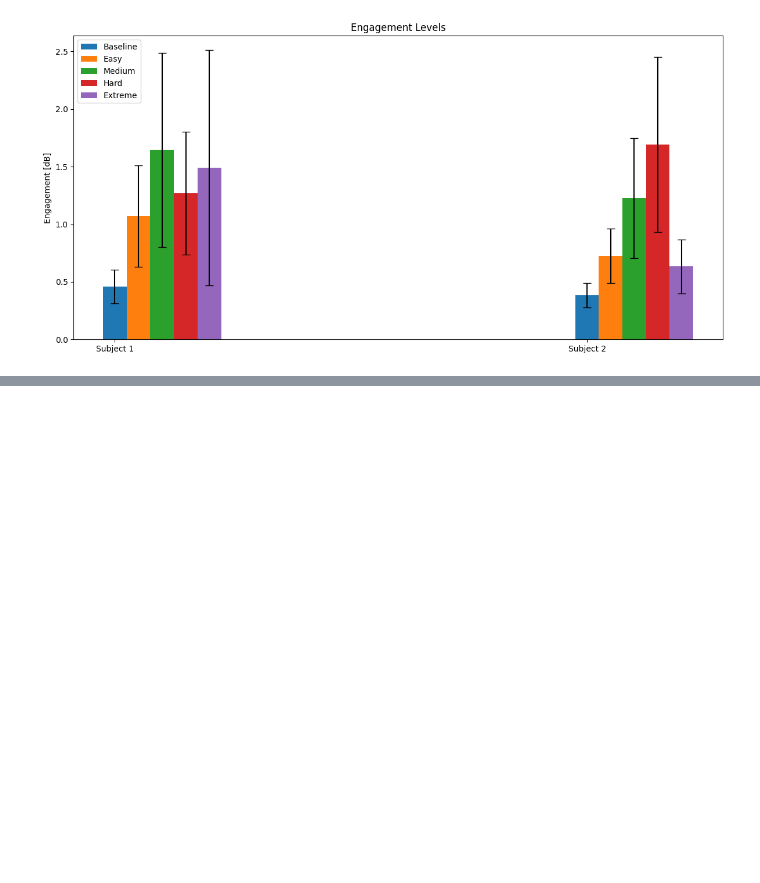
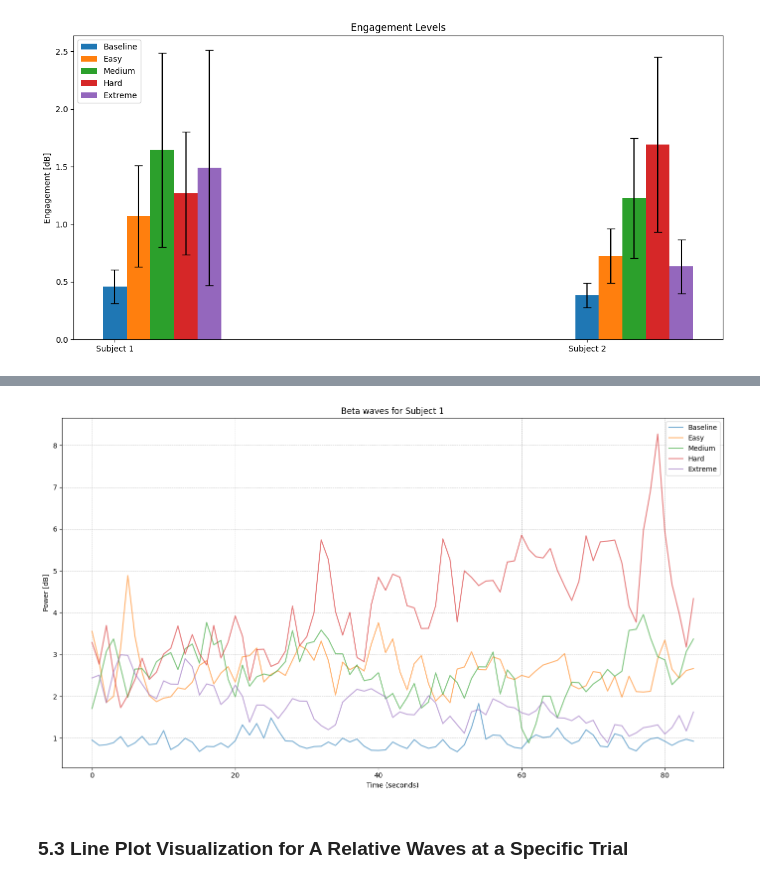
Before and after one commit to aaronjuma/EEGMario, a Jupyter notebook: Analysis/visualization.ipynb, the cells around one changed output, grey strips where cells are left out. Saved outputs shown, nothing was run; the diff lists cells and outputs as text; code cells hidden in the pictures; blank space fills up the shorter version.

```diff
--- a/Analysis/visualization.ipynb
+++ b/Analysis/visualization.ipynb
@@ -424,0 +489,6 @@ plot_engagement(baseline, easy, medium, hard, extreme)
+# %%
+lineplot_subject(1, "Beta", 'f', baseline, easy, medium, hard, extreme)
+# %% [output]
+[figure, added]
+# %% [markdown]
+### 5.3 Line Plot Visualization for A Relative Waves at a Specific Trial
```
Also changed, not shown: parts of 9 cells of this notebook.
